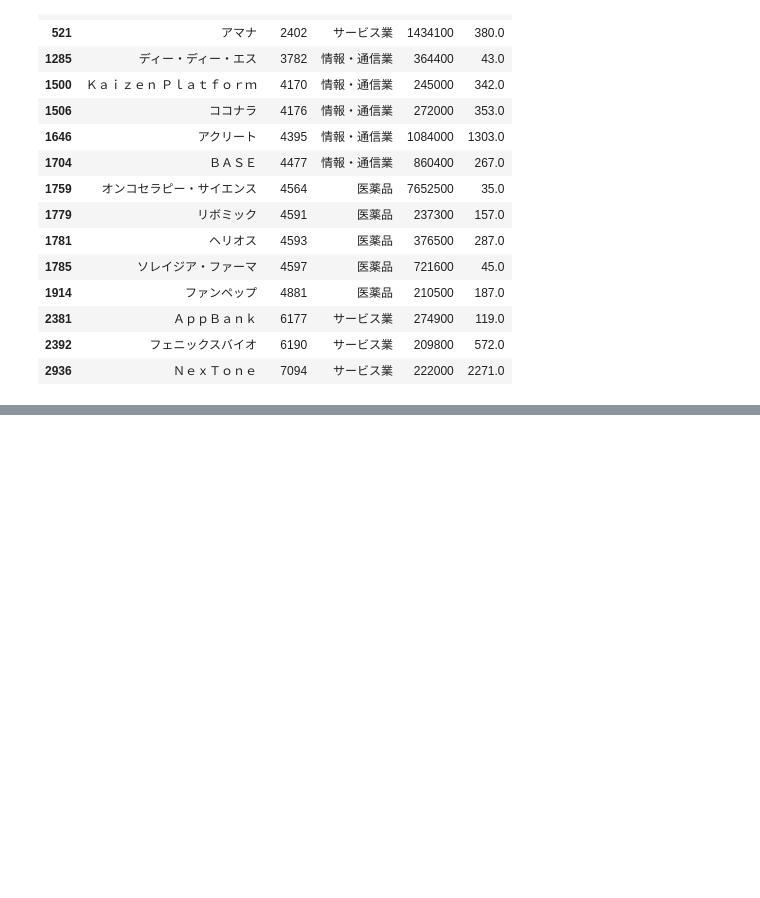
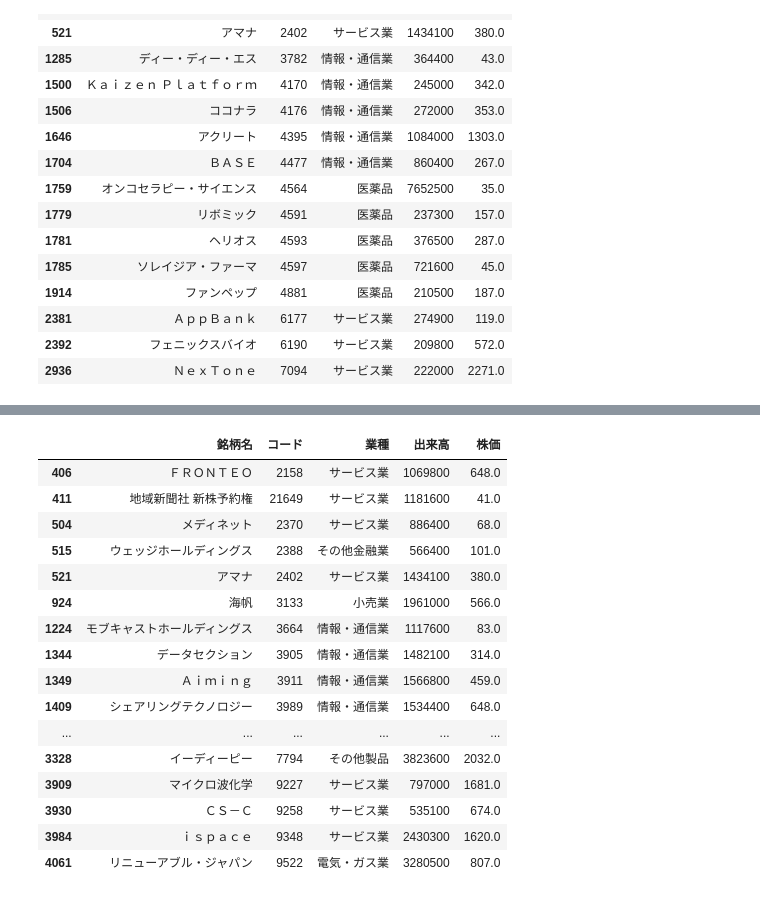
Before and after one commit to hirokimituya/stock-price-analysis, a Jupyter notebook: technical_analysis/銘柄選定関数.ipynb, the cells around one changed output, grey strips where cells are left out. Drawn from its saved outputs; the diff is of its cells as text; code cells hidden in the pictures; blank space fills up the shorter version.

```diff
--- a/technical_analysis/銘柄選定関数.ipynb
+++ b/technical_analysis/銘柄選定関数.ipynb
@@ -814,0 +869,24 @@ filtered_reverse_perfect_order_week_day_tse_grows
+# %%
+# 東証グロースの銘柄コードを以下の条件に合致するもののみにフィルタリング
+# 出来高　... 50万株以上
+# 株価 ... 5000円以下
+filtered_tse_standard_2 = filtered_ticker(tse_grows, min_volume=500000, max_price=5000)
+filtered_tse_standard_2
+# %% [output]
+|  | 銘柄名 | コード | 業種 | 出来高 | 株価 |
+| 406 | ＦＲＯＮＴＥＯ | 2158 | サービス業 | 1069800 | 648.0 |
+| 411 | 地域新聞社 新株予約権 | 21649 | サービス業 | 1181600 | 41.0 |
+| 504 | メディネット | 2370 | サービス業 | 886400 | 68.0 |
+| 515 | ウェッジホールディングス | 2388 | その他金融業 | 566400 | 101.0 |
+| 521 | アマナ | 2402 | サービス業 | 1434100 | 380.0 |
+| 924 | 海帆 | 3133 | 小売業 | 1961000 | 566.0 |
+| 1224 | モブキャストホールディングス | 3664 | 情報・通信業 | 1117600 | 83.0 |
+| 1344 | データセクション | 3905 | 情報・通信業 | 1482100 | 314.0 |
+| 1349 | Ａｉｍｉｎｇ | 3911 | 情報・通信業 | 1566800 | 459.0 |
+| 1409 | シェアリングテクノロジー | 3989 | 情報・通信業 | 1534400 | 648.0 |
+| ... | ... | ... | ... | ... | ... |
+| 3328 | イーディーピー | 7794 | その他製品 | 3823600 | 2032.0 |
+| 3909 | マイクロ波化学 | 9227 | サービス業 | 797000 | 1681.0 |
+| 3930 | ＣＳ－Ｃ | 9258 | サービス業 | 535100 | 674.0 |
+| 3984 | ｉｓｐａｃｅ | 9348 | サービス業 | 2430300 | 1620.0 |
+| 4061 | リニューアブル・ジャパン | 9522 | 電気・ガス業 | 3280500 | 807.0 |
```
Also changed, not shown: parts of 5 cells of this notebook.
